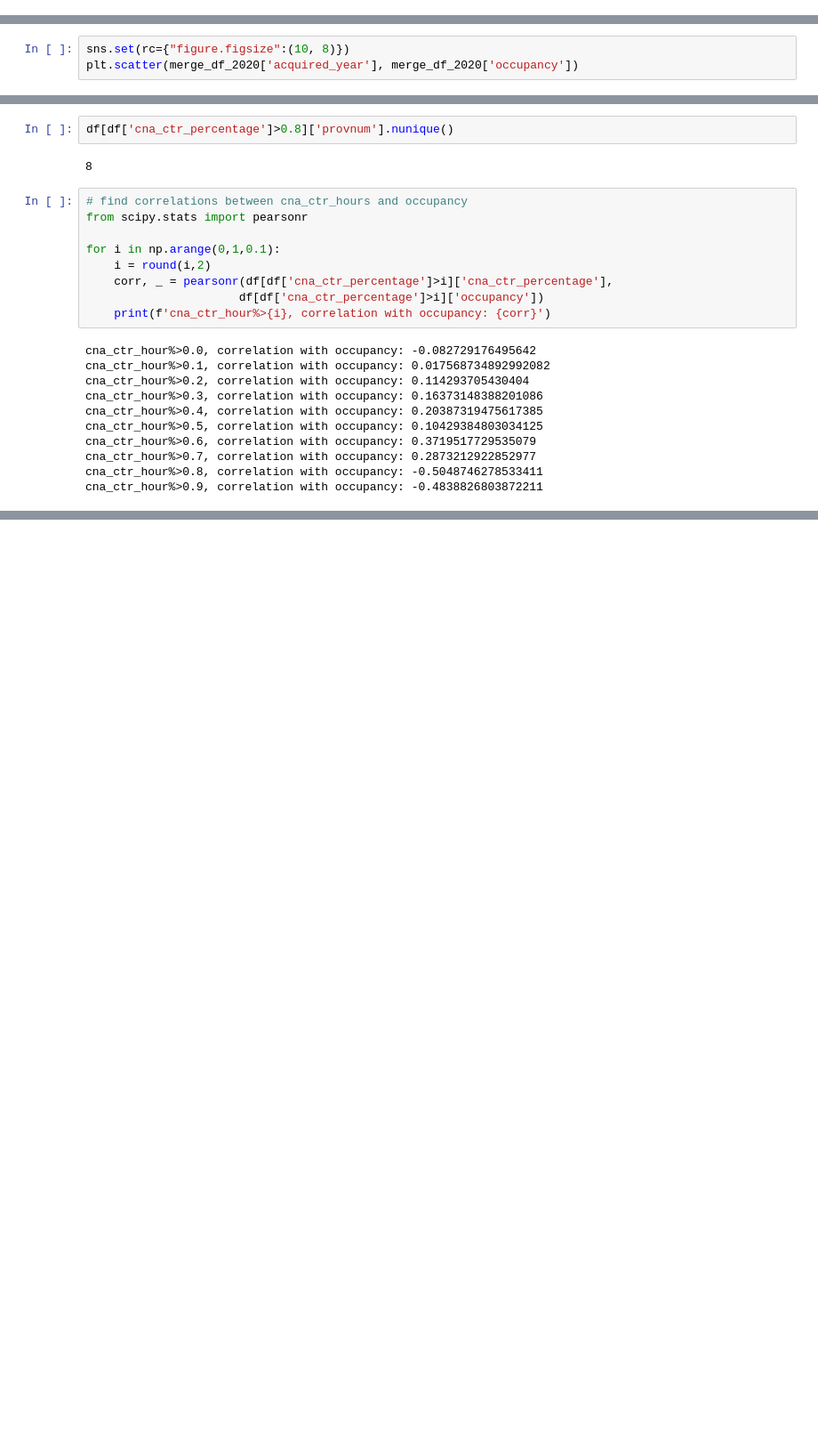
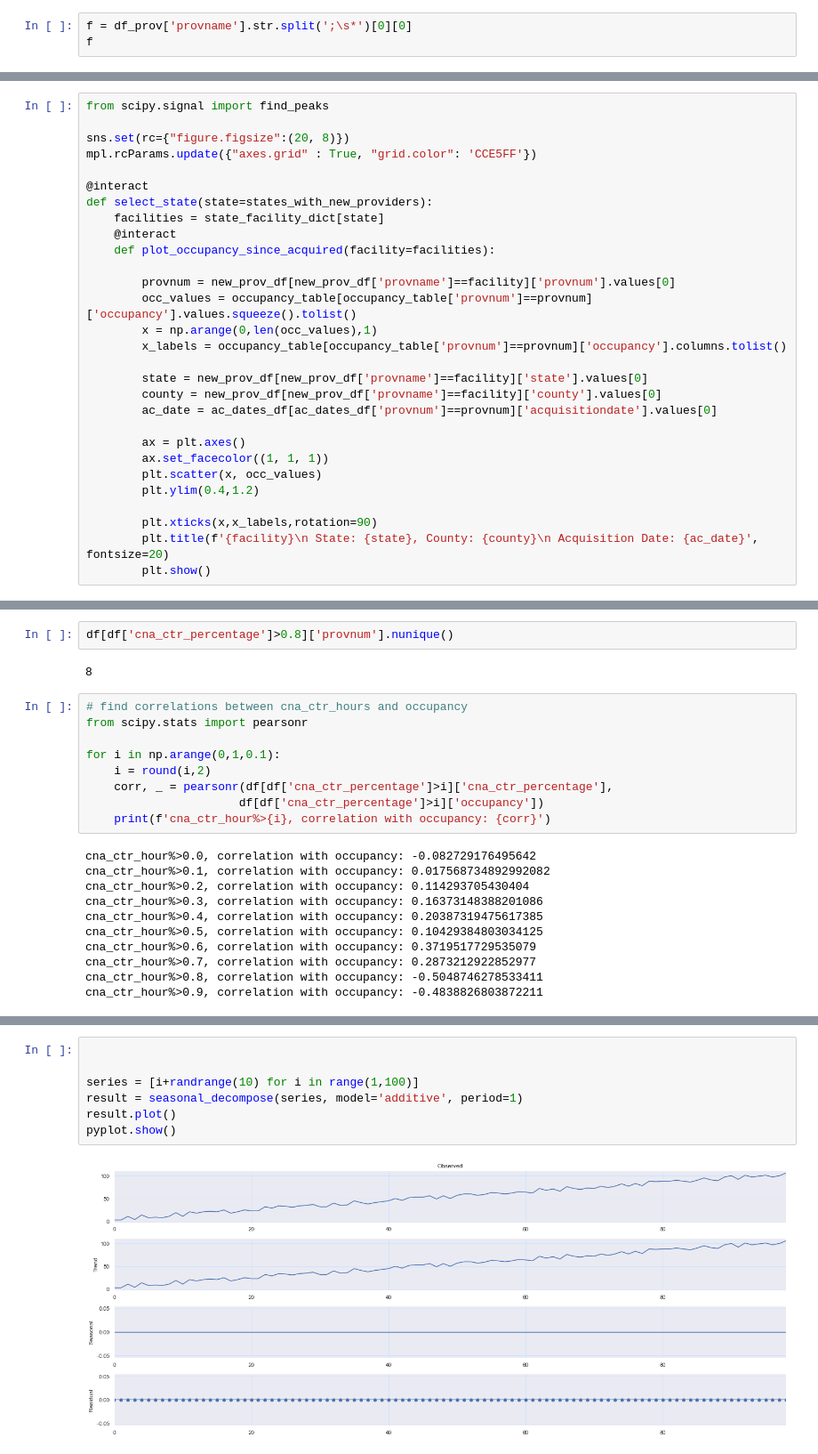
Before and after one commit to elee2021/pbj, a Jupyter notebook: acquired date_vs_occupancy.ipynb, the cells around one changed output, grey strips where cells are left out. Shown: that part at 89% size. Saved outputs shown, nothing was run; the diff lists cells and outputs as text; blank space fills up the shorter version.

```diff
--- a/acquired date_vs_occupancy.ipynb
+++ b/acquired date_vs_occupancy.ipynb
@@ -32,0 +28,3 @@ Index(['provnum', 'year', 'month', 'provname', 'city', 'state', 'county_name',
+# %%
+f = df_prov['provname'].str.split(';\s*')[0][0]
+f
@@ -76,3 +112,0 @@ merge_df.to_csv('all/merge_ca_acdates_occupancy.csv', index=False)
-# %%
-sns.set(rc={"figure.figsize":(10, 8)})
-plt.scatter(merge_df_2020['acquired_year'], merge_df_2020['occupancy'])
@@ -104,0 +288,29 @@ merge_df
+# %%
+from scipy.signal import find_peaks
+
+sns.set(rc={"figure.figsize":(20, 8)})
+mpl.rcParams.update({"axes.grid" : True, "grid.color": 'CCE5FF'})
+
+@interact
+def select_state(state=states_with_new_providers):
+    facilities = state_facility_dict[state]
+    @interact
+    def plot_occupancy_since_acquired(facility=facilities):
+
+        provnum = new_prov_df[new_prov_df['provname']==facility]['provnum'].values[0]
+        occ_values = occupancy_table[occupancy_table['provnum']==provnum]['occupancy'].values.squeeze().tolist()
+        x = np.arange(0,len(occ_values),1)
+        x_labels = occupancy_table[occupancy_table['provnum']==provnum]['occupancy'].columns.tolist()
+
+        state = new_prov_df[new_prov_df['provname']==facility]['state'].values[0]
+        county = new_prov_df[new_prov_df['provname']==facility]['county'].values[0]
+        ac_date = ac_dates_df[ac_dates_df['provnum']==provnum]['acquisitiondate'].values[0]
+
+        ax = plt.axes()
+        ax.set_facecolor((1, 1, 1))
+        plt.scatter(x, occ_values)
+        plt.ylim(0.4,1.2)
+
+        plt.xticks(x,x_labels,rotation=90)
+        plt.title(f'{facility}\n State: {state}, County: {county}\n Acquisition Date: {ac_date}', fontsize=20)
+        plt.show()
@@ -133,0 +418,9 @@ cna_ctr_hour%>0.9, correlation with occupancy: -0.4838826803872211
+# %%
+
+
+series = [i+randrange(10) for i in range(1,100)]
+result = seasonal_decompose(series, model='additive', period=1)
+result.plot()
+pyplot.show()
+# %% [output]
+[figure, added]
```
Also changed, not shown: parts of 25 cells of this notebook, 5 other files.
